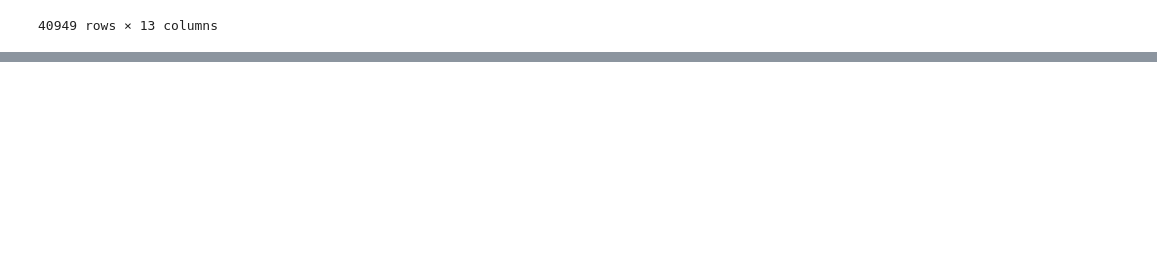
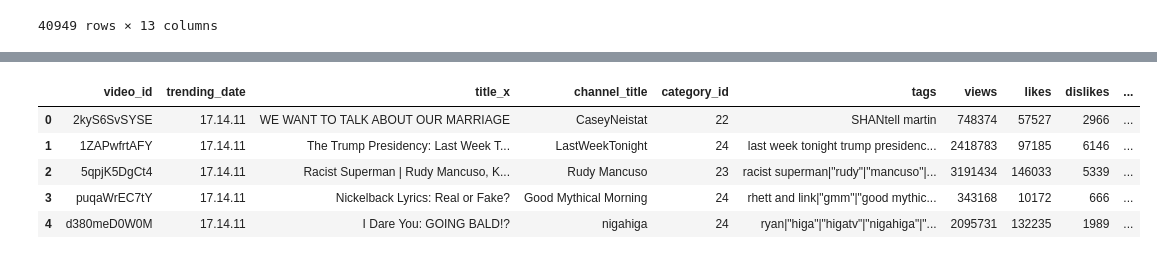
Before and after one commit to Kate-Yayla/Project2-ETL, a Jupyter notebook: US-data.ipynb, the cells around one changed output, grey strips where cells are left out. Cells and saved outputs as stored; diff of their text form; code cells hidden in the pictures; blank space fills up the shorter version.

Commit message:
updated US data

```diff
--- a/US-data.ipynb
+++ b/US-data.ipynb
@@ -33,8 +32,3 @@ new_USvideos_df
 | 40947 | oV0zkMe1K8s | 18.14.06 | How Black Panther Should Have Ended | How It Should Have Ended | 1 | Black Panther|"HISHE"|"Marvel"|"I... | 5660813 | 192957 | 2846 | ... |
 | 40948 | ooyjaVdt-jA | 18.14.06 | Official Call of Duty®: Black Ops... | Call of Duty | 20 | call of duty|"cod"|"activision"|"... | 10306119 | 357079 | 212976 | ... |
 40949 rows × 13 columns
-# %%
-#Store JSON data into a DataFrame
-json_file = "Resources/US_category_id.json"
-US_category_df=pd.read_json(json_file)
-US_category_df
@@ -58,0 +35,6 @@ US_category_df
+# %%
+# Load JSON
+json_file = "Resources/US_category_id.json"
+with open(json_file) as jsonfile:
+    US_category_json = json.load(jsonfile)
+    print(json.dumps(US_category_json,indent=2))
@@ -58,0 +101,7 @@ US_category_df
+# %%
+#US_category_df["kind"] = kind_list
+US_category_df["etag"] = etag_list
+US_category_df["category_id"] = id_list
+US_category_df["title"] = title_list
+
+print(US_category_df)
@@ -59,4 +126,2 @@ US_category_df
 # %%
-US_category_df=US_category_df.rename(columns={"id": "category_id"})
-
-US_category_df
+US_category_df["category_id"] = US_category_df["category_id"].astype(int)
@@ -89,0 +166,10 @@ combined_USdata
+# %%
+
+combined_USdata.head()
+# %% [output]
+|  | video_id | trending_date | title_x | channel_title | category_id | tags | views | likes | dislikes | ... |
+| 0 | 2kyS6SvSYSE | 17.14.11 | WE WANT TO TALK ABOUT OUR MARRIAGE | CaseyNeistat | 22 | SHANtell martin | 748374 | 57527 | 2966 | ... |
+| 1 | 1ZAPwfrtAFY | 17.14.11 | The Trump Presidency: Last Week T... | LastWeekTonight | 24 | last week tonight trump presidenc... | 2418783 | 97185 | 6146 | ... |
+| 2 | 5qpjK5DgCt4 | 17.14.11 | Racist Superman | Rudy Mancuso, K... | Rudy Mancuso | 23 | racist superman|"rudy"|"mancuso"|... | 3191434 | 146033 | 5339 | ... |
+| 3 | puqaWrEC7tY | 17.14.11 | Nickelback Lyrics: Real or Fake? | Good Mythical Morning | 24 | rhett and link|"gmm"|"good mythic... | 343168 | 10172 | 666 | ... |
+| 4 | d380meD0W0M | 17.14.11 | I Dare You: GOING BALD!? | nigahiga | 24 | ryan|"higa"|"higatv"|"nigahiga"|"... | 2095731 | 132235 | 1989 | ... |
```
Also changed, not shown: parts of 10 cells of this notebook.
